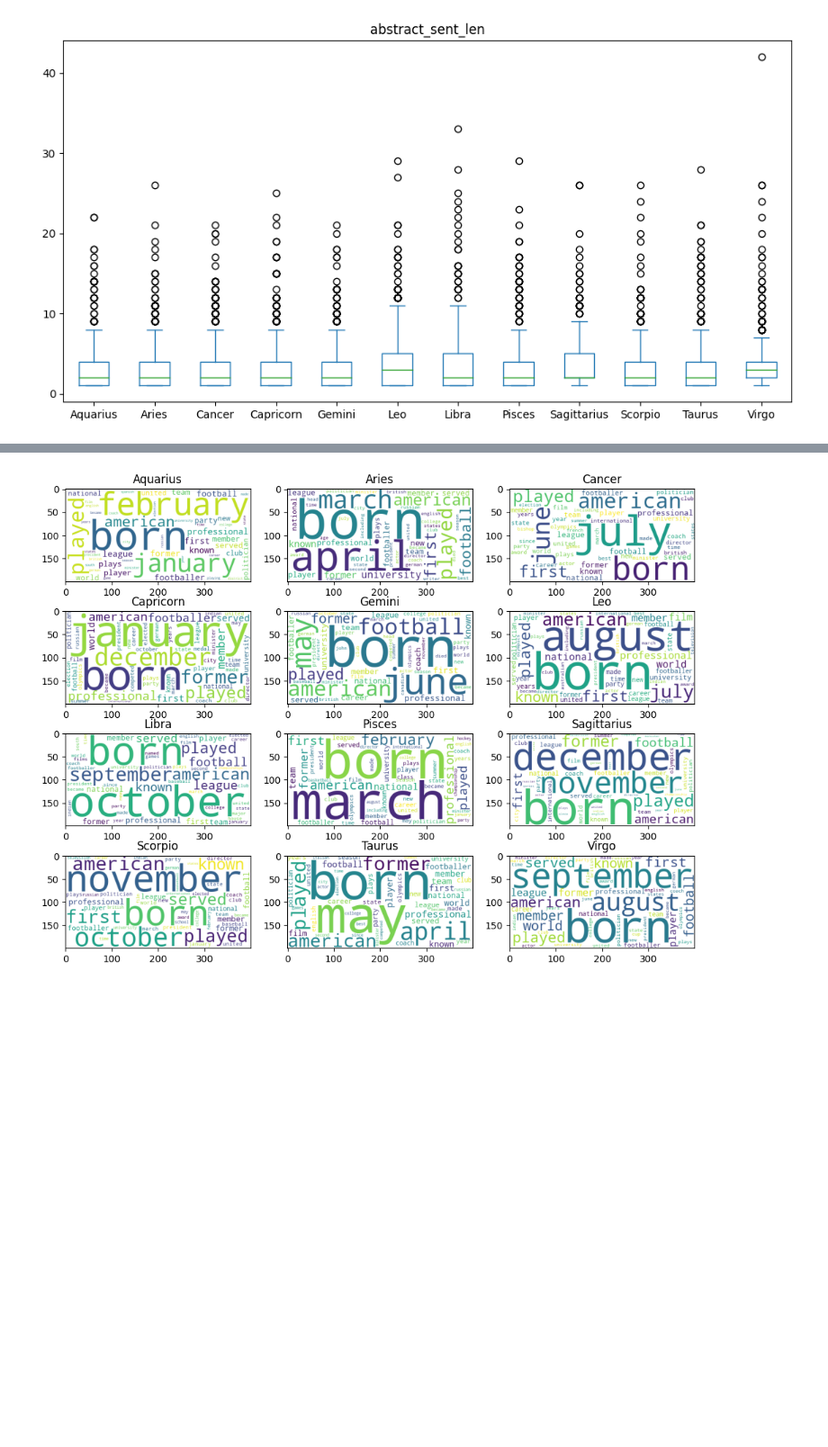
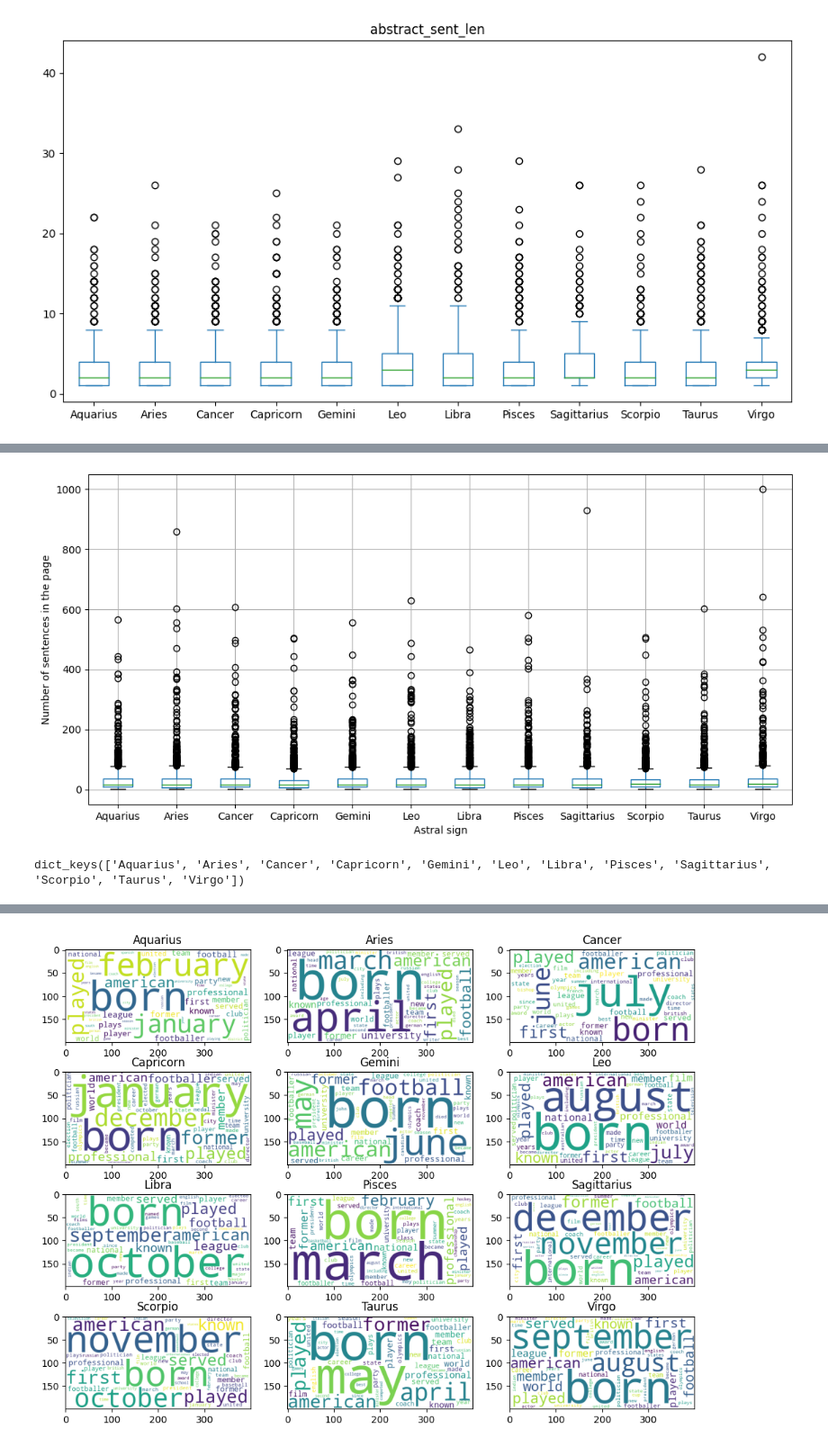
Before and after one commit to PierreEpron/tal-m1-ds, a Jupyter notebook: analysis.ipynb, the cells around one changed output, grey strips where cells are left out. Shown at 90% size. Cells and saved outputs as stored; diff of their text form; code cells hidden in the pictures; blank space fills up the shorter version.

```diff
--- a/analysis.ipynb
+++ b/analysis.ipynb
@@ -140,3 +182,14 @@ dtype: object
+# %%
+ax = df[['astral_sign', 'page_sent_len']].boxplot(column='page_sent_len', by='astral_sign', figsize=(12,6))
+ax.set_xlabel(xlabel='Astral sign')
+ax.set_ylabel(ylabel='Number of sentences in the page')
+# ax.set_title('Distribution of the number of sentences in a page per astral sign')
+ax.set_title(None)
+fig = ax.get_figure()
+fig.suptitle(None)
+fig.savefig('figures/boxplot_page_sent_len.pdf')
+# %% [output]
+[figure, added]
 # %%
 def compute_freqs(df, target):
     freqs = {}
@@ -158,3 +212,7 @@ def make_wordclouds(freqs):
 abstract_freqs = compute_freqs(df, 'abstract_tokens')
 # %%
 page_freqs = compute_freqs(df, 'page_tokens')
+# %%
+page_freqs.keys()
+# %% [output]
+dict_keys(['Aquarius', 'Aries', 'Cancer', 'Capricorn', 'Gemini', 'Leo', 'Libra', 'Pisces', 'Sagittarius', 'Scorpio', 'Taurus', 'Virgo'])
```
Also changed, not shown: parts of 25 cells of this notebook, 6 other files.
